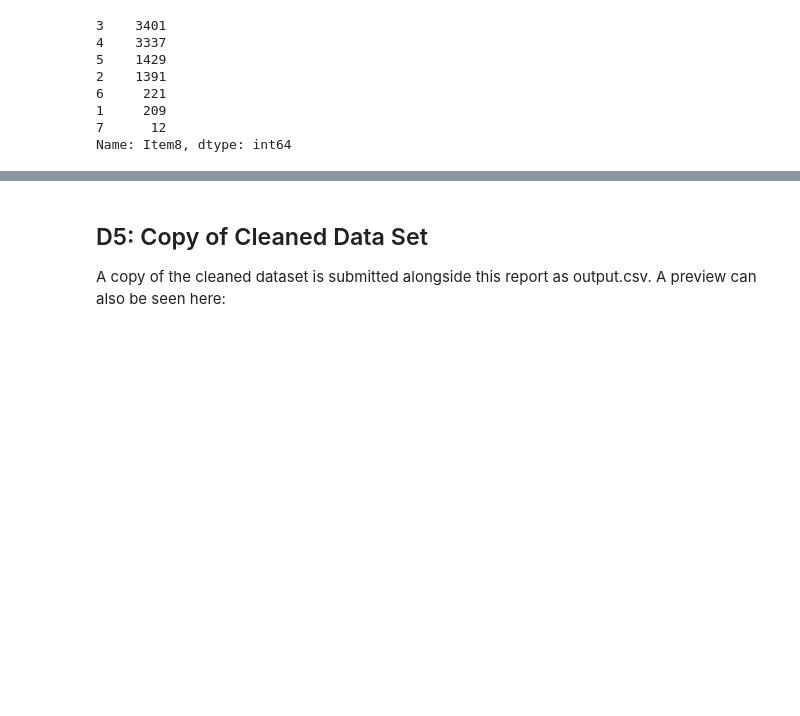
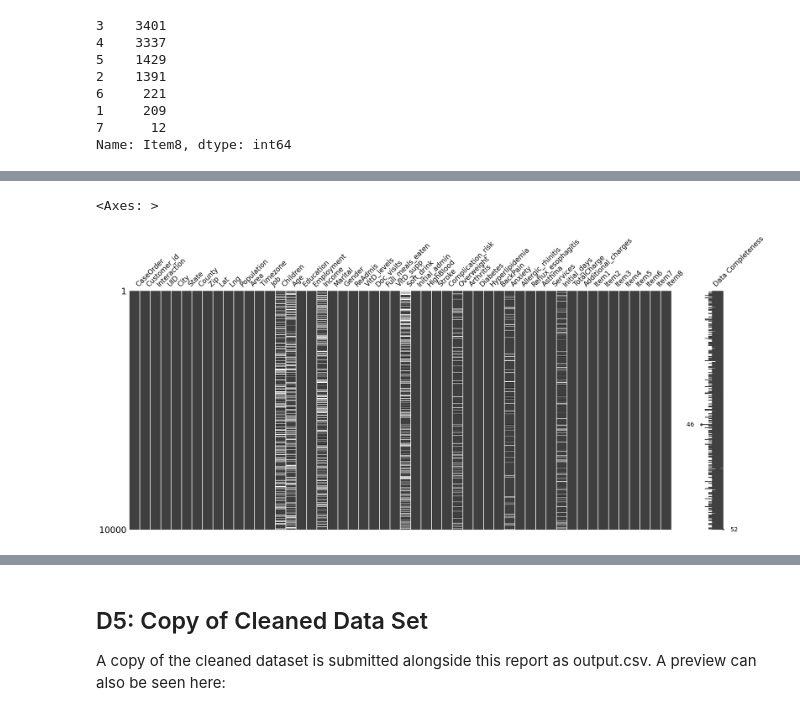
Before and after one commit to BakeUpSolutions/WGU_MSDA_Portfolio, a Jupyter notebook: d206/d206task1-BBAKER.ipynb, the cells around one changed output, grey strips where cells are left out. Drawn from its saved outputs; the diff is of its cells as text; code cells hidden in the pictures; blank space fills up the shorter version.

```diff
--- a/d206/d206task1-BBAKER.ipynb
+++ b/d206/d206task1-BBAKER.ipynb
@@ -836,0 +742,7 @@ Name: Item8, dtype: int64
+# %%
+# Visualize missing values
+import missingno as msno
+msno.matrix(df, labels=True)
+# %% [output]
+<Axes: >
+[figure, added]
```
Also changed, not shown: parts of 66 cells of this notebook.
